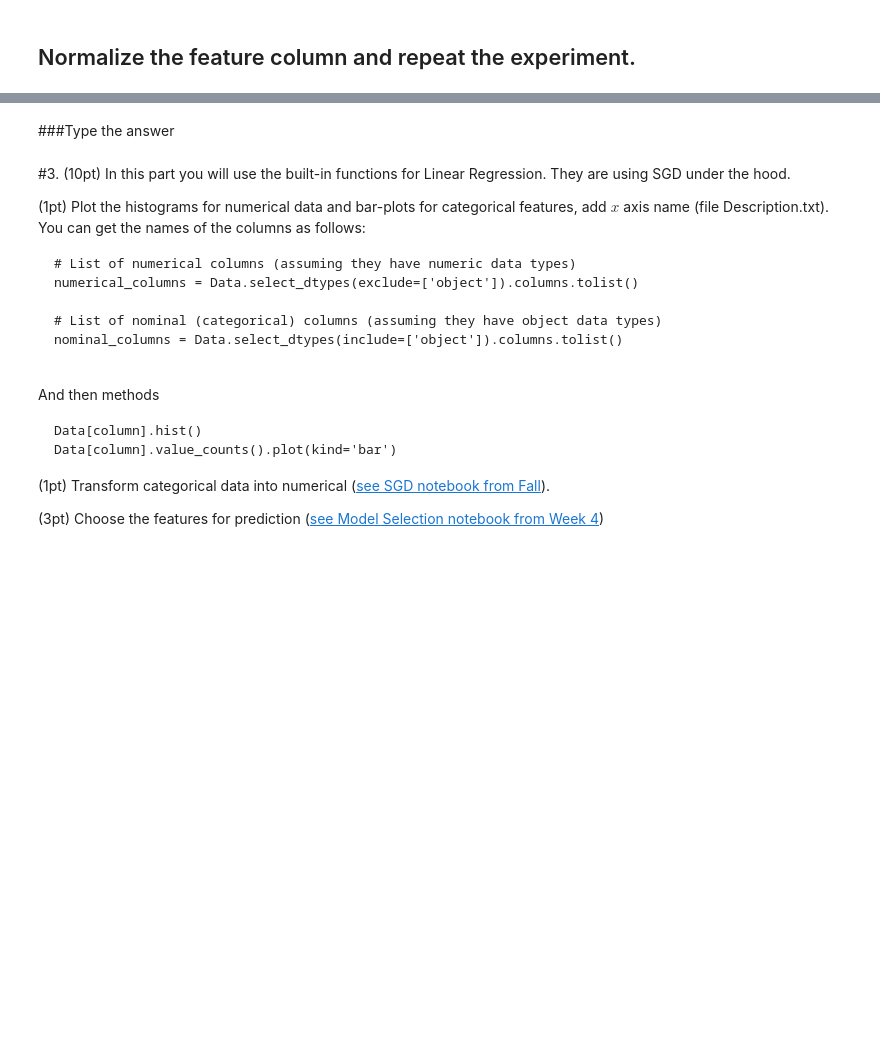
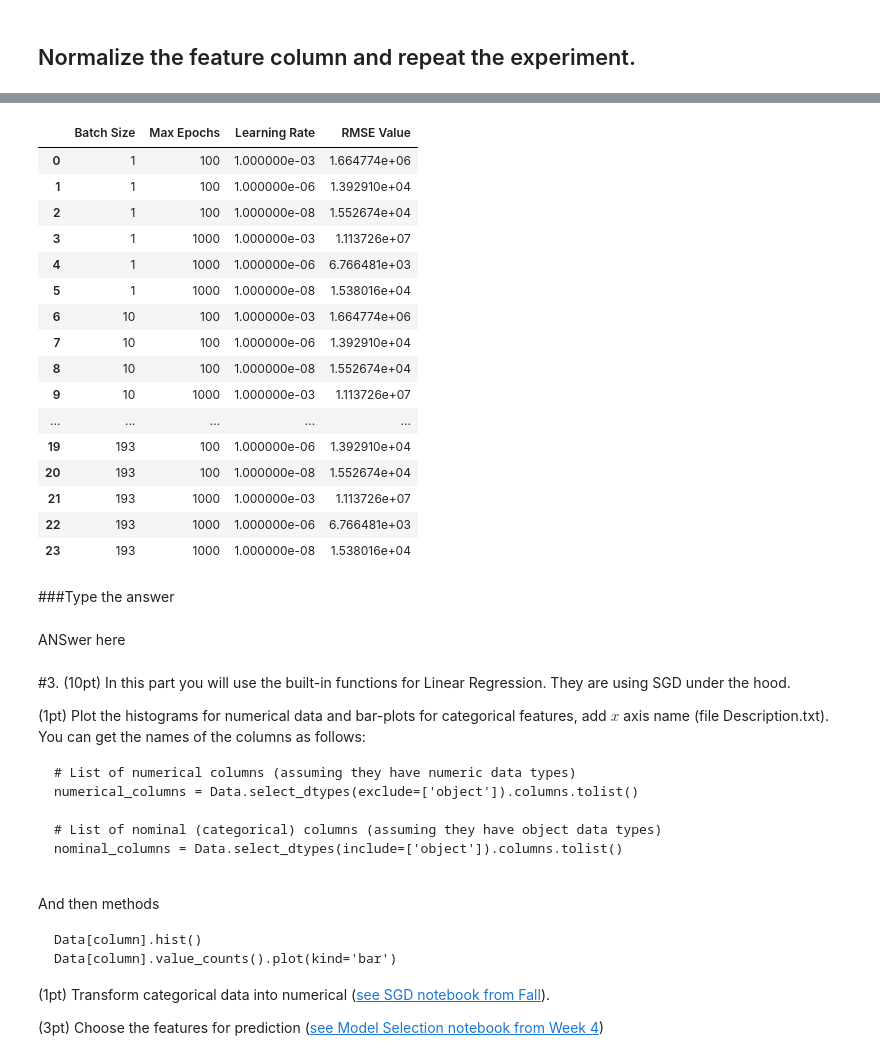
Before and after one commit to ansleyo/RIT_ML, a Jupyter notebook: 2025_spring/Week03_LinReg/HW3.ipynb, the cells around one changed output, grey strips where cells are left out. Cells and saved outputs as stored; diff of their text form; code cells hidden in the pictures; blank space fills up the shorter version.

```diff
--- a/2025_spring/Week03_LinReg/HW3.ipynb
+++ b/2025_spring/Week03_LinReg/HW3.ipynb
@@ -251,5 +282,28 @@ results_df
+# %%
+results_df = pd.DataFrame(results)
+results_df
+# %% [output]
+|  | Batch Size | Max Epochs | Learning Rate | RMSE Value |
+| 0 | 1 | 100 | 1.000000e-03 | 1.664774e+06 |
+| 1 | 1 | 100 | 1.000000e-06 | 1.392910e+04 |
+| 2 | 1 | 100 | 1.000000e-08 | 1.552674e+04 |
+| 3 | 1 | 1000 | 1.000000e-03 | 1.113726e+07 |
+| 4 | 1 | 1000 | 1.000000e-06 | 6.766481e+03 |
+| 5 | 1 | 1000 | 1.000000e-08 | 1.538016e+04 |
+| 6 | 10 | 100 | 1.000000e-03 | 1.664774e+06 |
+| 7 | 10 | 100 | 1.000000e-06 | 1.392910e+04 |
+| 8 | 10 | 100 | 1.000000e-08 | 1.552674e+04 |
+| 9 | 10 | 1000 | 1.000000e-03 | 1.113726e+07 |
+| ... | ... | ... | ... | ... |
+| 19 | 193 | 100 | 1.000000e-06 | 1.392910e+04 |
+| 20 | 193 | 100 | 1.000000e-08 | 1.552674e+04 |
+| 21 | 193 | 1000 | 1.000000e-03 | 1.113726e+07 |
+| 22 | 193 | 1000 | 1.000000e-06 | 6.766481e+03 |
+| 23 | 193 | 1000 | 1.000000e-08 | 1.538016e+04 |
 # %% [markdown]
 ###Type the answer
+# %% [markdown]
+ANSwer here
 # %% [markdown]
 #3. (10pt) In this part you will use the built-in functions for Linear Regression. They are using SGD under the hood.
 
```
Also changed, not shown: parts of 6 cells of this notebook.
